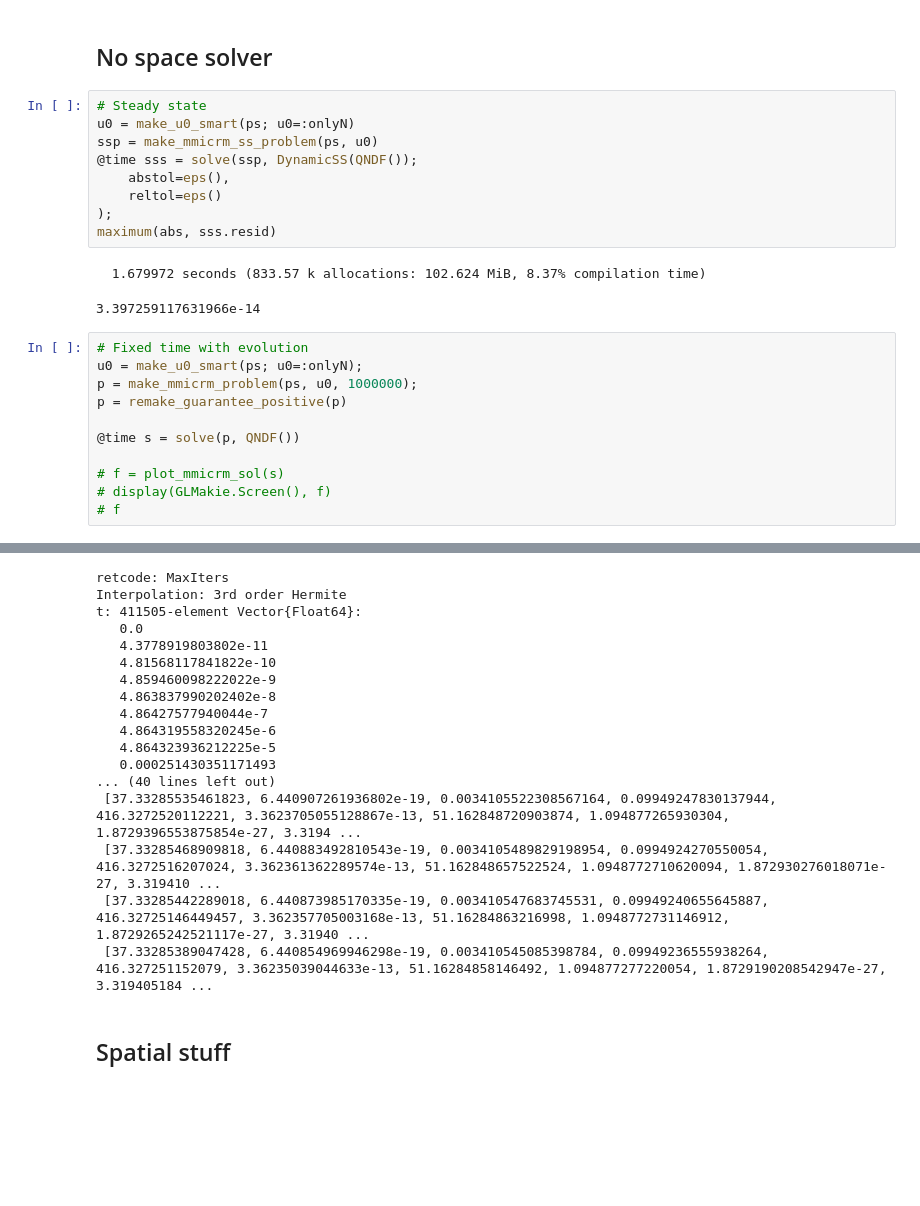
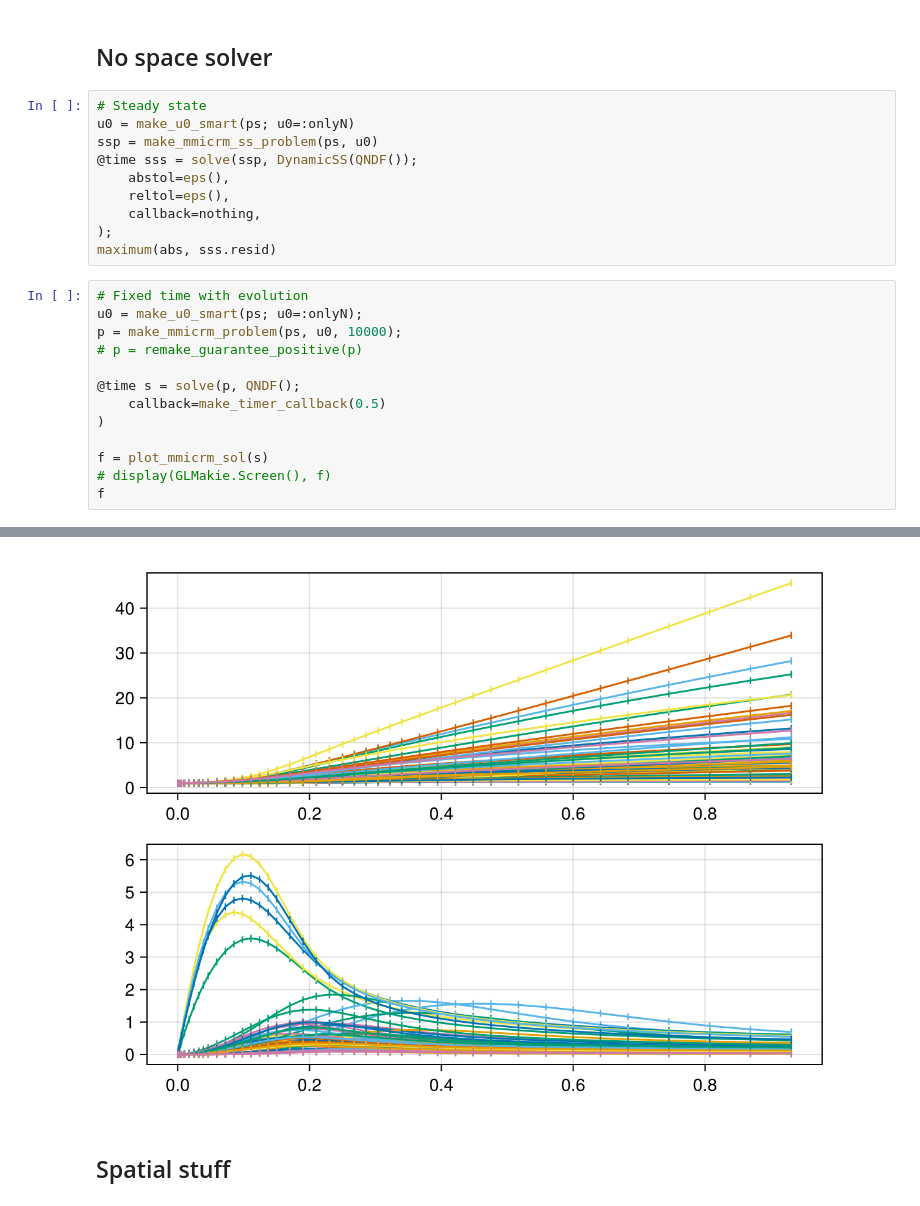
Before and after one commit to kockahonza/SSMC, a Jupyter notebook: notebooks/random_systems.ipynb, the cells around one changed output, grey strips where cells are left out. Cells and saved outputs as stored; diff of their text form; blank space fills up the shorter version.

```diff
--- a/notebooks/random_systems.ipynb
+++ b/notebooks/random_systems.ipynb
@@ -93,21 +97,21 @@ u0 = make_u0_smart(ps; u0=:onlyN)
 ssp = make_mmicrm_ss_problem(ps, u0)
 @time sss = solve(ssp, DynamicSS(QNDF());
     abstol=eps(),
-    reltol=eps()
+    reltol=eps(),
+    callback=nothing,
 );
 maximum(abs, sss.resid)
-# %% [output]
-  1.679972 seconds (833.57 k allocations: 102.624 MiB, 8.37% compilation time)
-3.397259117631966e-14
 # %%
 # Fixed time with evolution
 u0 = make_u0_smart(ps; u0=:onlyN);
-p = make_mmicrm_problem(ps, u0, 1000000);
-p = remake_guarantee_positive(p)
+p = make_mmicrm_problem(ps, u0, 10000);
+# p = remake_guarantee_positive(p)
 
-@time s = solve(p, QNDF())
+@time s = solve(p, QNDF();
+    callback=make_timer_callback(0.5)
+)
 
-# f = plot_mmicrm_sol(s)
+f = plot_mmicrm_sol(s)
 # display(GLMakie.Screen(), f)
-# f
+f
 # %% [output]
@@ -116,20 +119,4 @@ p = remake_guarantee_positive(p)
-retcode: MaxIters
-Interpolation: 3rd order Hermite
-t: 411505-element Vector{Float64}:
-   0.0
-   4.3778919803802e-11
-   4.81568117841822e-10
-   4.859460098222022e-9
-   4.863837990202402e-8
-   4.86427577940044e-7
-   4.864319558320245e-6
-   4.864323936212225e-5
-   0.000251430351171493
-... (40 lines left out)
- [37.33285535461823, 6.440907261936802e-19, 0.0034105522308567164, 0.09949247830137944, 416.3272520112221, 3.3623705055128867e-13, 51.162848720903874, 1.094877265930304, 1.8729396553875854e-27, 3.3194 ...
- [37.33285468909818, 6.440883492810543e-19, 0.0034105489829198954, 0.0994924270550054, 416.3272516207024, 3.362361362289574e-13, 51.162848657522524, 1.0948772710620094, 1.872930276018071e-27, 3.319410 ...
- [37.33285442289018, 6.440873985170335e-19, 0.003410547683745531, 0.09949240655645887, 416.32725146449457, 3.362357705003168e-13, 51.16284863216998, 1.0948772731146912, 1.8729265242521117e-27, 3.31940 ...
- [37.33285389047428, 6.440854969946298e-19, 0.003410545085398784, 0.09949236555938264, 416.327251152079, 3.36235039044633e-13, 51.16284858146492, 1.094877277220054, 1.8729190208542947e-27, 3.319405184 ...
+[figure, added]
 # %% [markdown]
 ## Spatial stuff
 # %%
```
Also changed, not shown: parts of 6 cells of this notebook, 3 other files.
